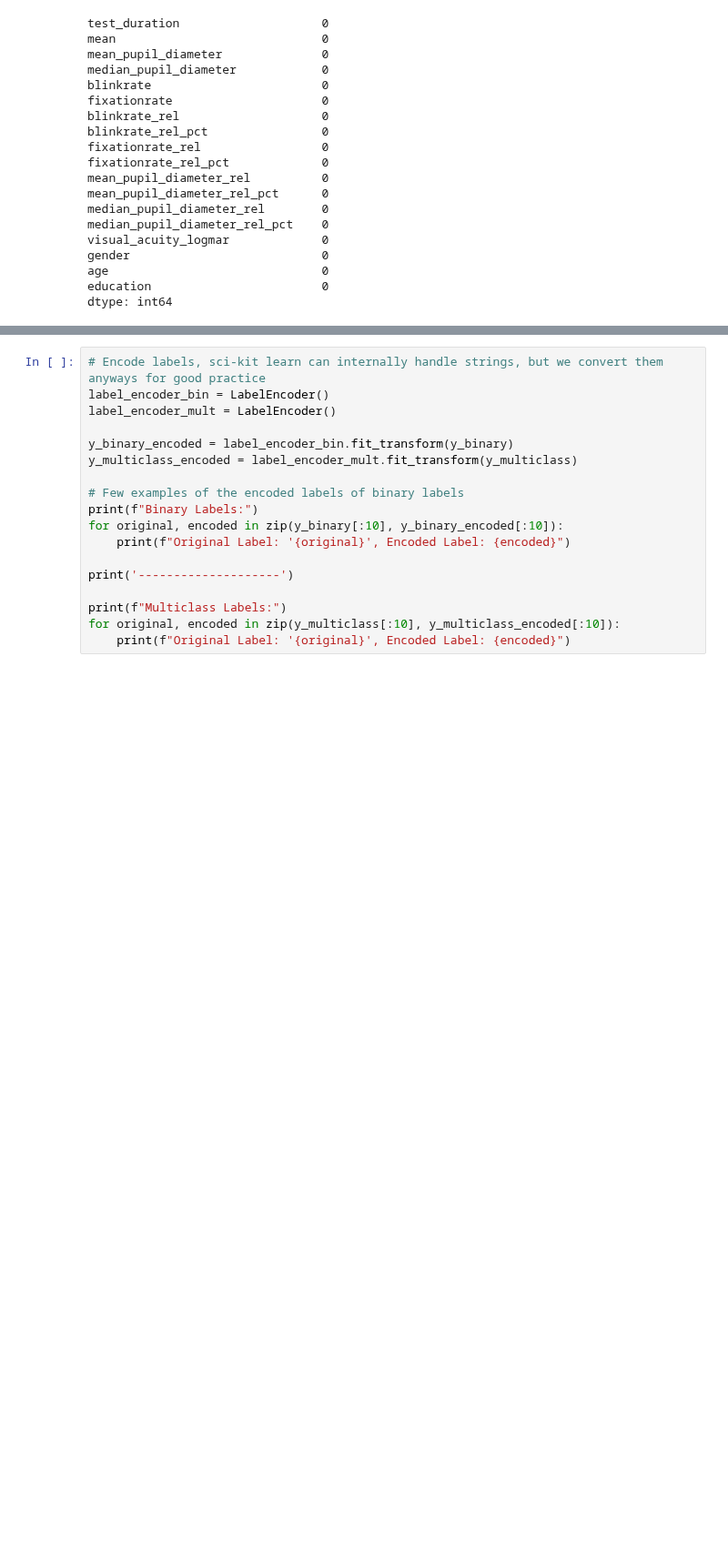
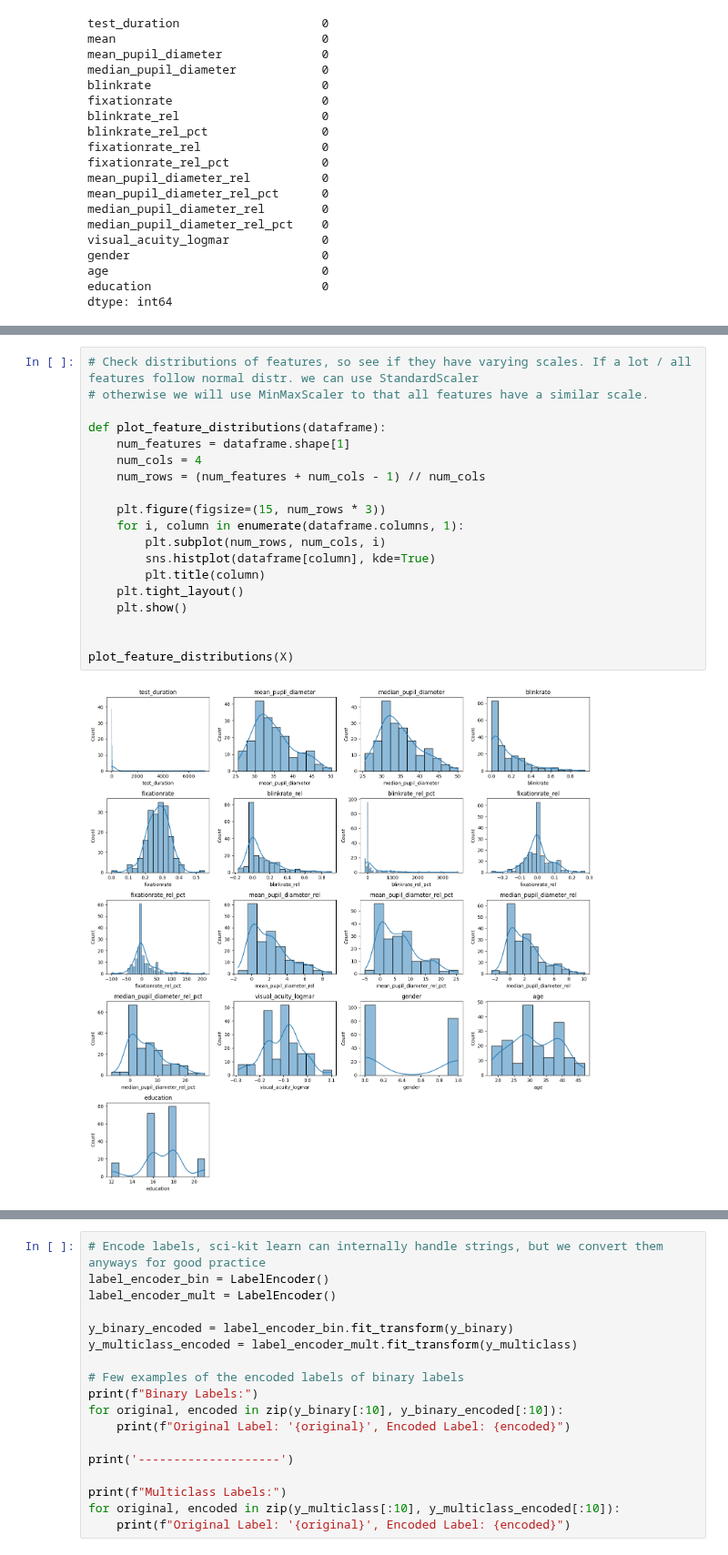
Before and after one commit to HBendig-HSFL/unlocking-minds, a Jupyter notebook: 2_BaselineModel/baseline_model.ipynb, the cells around one changed output, grey strips where cells are left out. Shown at 91% size. Cells and saved outputs as stored; diff of their text form; blank space fills up the shorter version.

Commit message:
Normalized features for baseline model

```diff
--- a/2_BaselineModel/baseline_model.ipynb
+++ b/2_BaselineModel/baseline_model.ipynb
@@ -185,0 +172,21 @@ y_binary.head(10), y_multiclass.head(10)
+# %%
+# Check distributions of features, so see if they have varying scales. If a lot / all features follow normal distr. we can use StandardScaler
+# otherwise we will use MinMaxScaler to that all features have a similar scale.
+
+def plot_feature_distributions(dataframe):
+    num_features = dataframe.shape[1]
+    num_cols = 4
+    num_rows = (num_features + num_cols - 1) // num_cols
+
+    plt.figure(figsize=(15, num_rows * 3))
+    for i, column in enumerate(dataframe.columns, 1):
+        plt.subplot(num_rows, num_cols, i)
+        sns.histplot(dataframe[column], kde=True)
+        plt.title(column)
+    plt.tight_layout()
+    plt.show()
+
+
+plot_feature_distributions(X)
+# %% [output]
+[figure, added]
```
Also changed, not shown: parts of 10 cells of this notebook.
